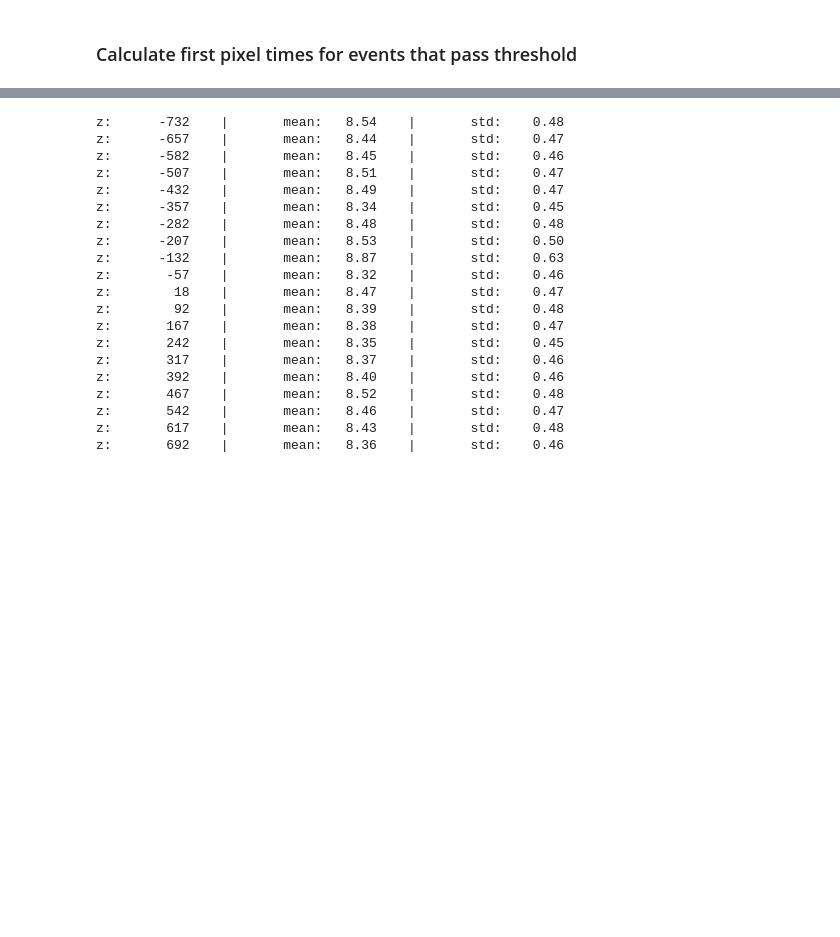
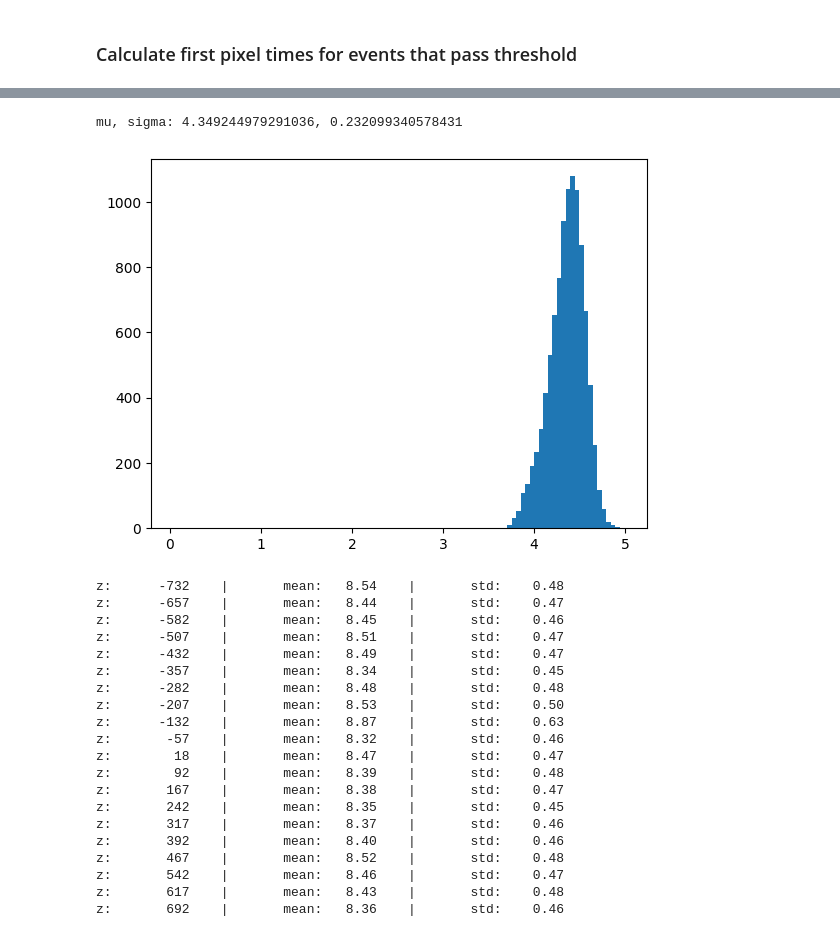
Before and after one commit to RowanKell/work_eic, a Jupyter notebook: macros/Timing_estimation/NF_one_bar_time_resolution.ipynb, the cells around one changed output, grey strips where cells are left out. Cells and saved outputs as stored; diff of their text form; code cells hidden in the pictures; blank space fills up the shorter version.

```diff
--- a/macros/Timing_estimation/NF_one_bar_time_resolution.ipynb
+++ b/macros/Timing_estimation/NF_one_bar_time_resolution.ipynb
@@ -230,3 +251,10 @@ len(z_pos_first_times)
+# %%
+(mu, sigma) = norm.fit(first_times)
+print(f"mu, sigma: {mu}, {sigma}")
+plot.hist(first_times,bins = 100);
+# %% [output]
+mu, sigma: 4.349244979291036, 0.232099340578431
+[figure, added]
 # %%
 z_pos = -732
 z_end = 767
```
Also changed, not shown: parts of 7 cells of this notebook, 6 other files.
